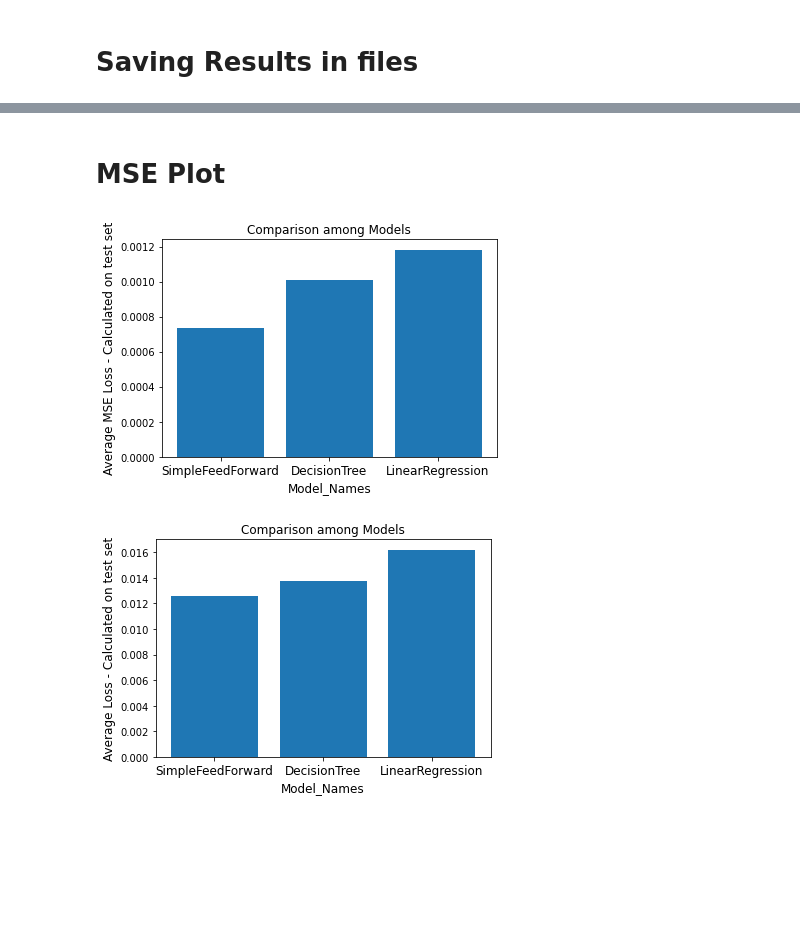
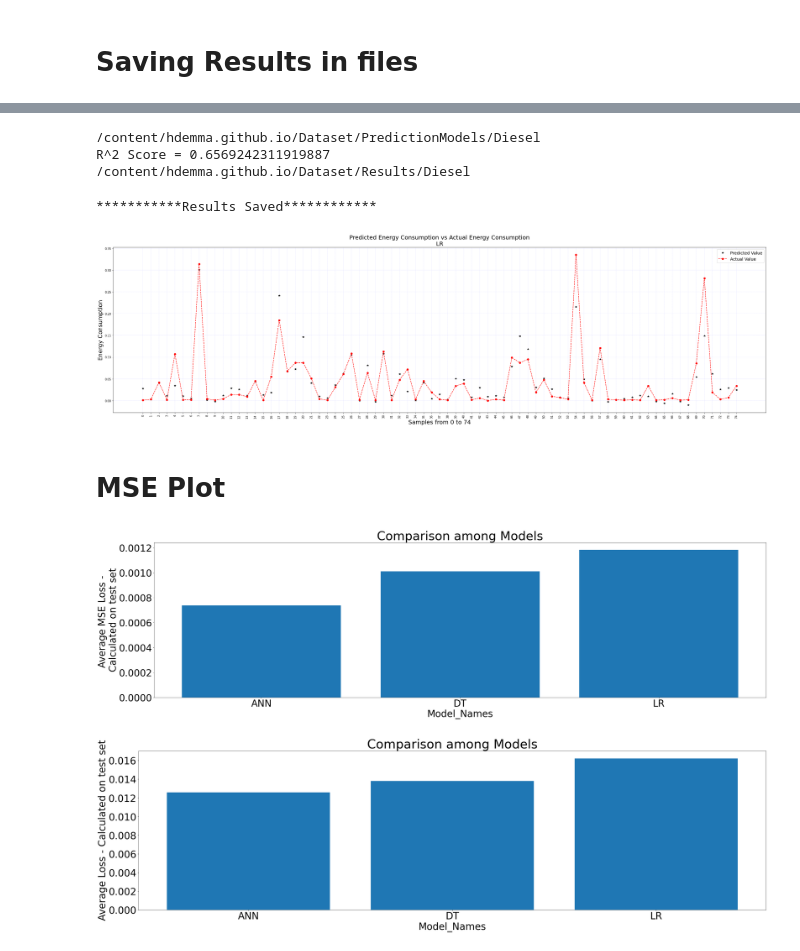
Before and after one commit to hdemma/hdemma.github.io, a Jupyter notebook: Macro_Prediction_Models/Prediction_Script_Diesel.ipynb, the cells around one changed output, grey strips where cells are left out. Drawn from its saved outputs; the diff is of its cells as text; code cells hidden in the pictures; blank space fills up the shorter version.

```diff
--- a/Macro_Prediction_Models/Prediction_Script_Diesel.ipynb
+++ b/Macro_Prediction_Models/Prediction_Script_Diesel.ipynb
@@ -28,9 +44,7 @@ Google Authentication
 # %% [markdown]
 # Load Data Set
 # %%
-Vehicle_Type = 'Diesel_Vehicles'
-
-url = 'https://raw.githubusercontent.com/hdemma/hdemma.github.io/develop/Dataset/Diesel_Vehicles/Diesel_Vehicles_Final_Training_Samples.csv'
+url = f'file:///content/hdemma.github.io/Dataset/{Vehicle_Type}/{Vehicle_Type}_Final_Training_Samples.csv'
 df = pd.read_csv(url)
 print(len(df))
 # %% [output]
@@ -461,48 +429,69 @@ R^2 Score = 0.6569242311919887
+# %%
+#Prediction with a Linear Regression Model
+Model_Name = 'LR'
+PredictedValues = LinearRegression_Model()
+Actual_Values = y_test
+Count = 75             #Indicates Plotting for how many samples
+Plotting_Pred_Actual(Model_Name,Actual_Values,PredictedValues,Length_of_TestData,Count,75)
+Save_Results_to_Files(Model_Name,Actual_Values,PredictedValues,Time_needed)
+# %% [output]
+/content/hdemma.github.io/Dataset/PredictionModels/Diesel
+R^2 Score = 0.6569242311919887
+/content/hdemma.github.io/Dataset/Results/Diesel
+***********Results Saved************
+[figure, added]
 # %% [markdown]
 # MSE Plot
 # %%
 Vehicle_Type = 'Diesel_Vehicles'
-Model_Names = ['SimpleFeedForward', 'DecisionTree', 'LinearRegression']
+Model_Names = ['ANN', 'DT', 'LR']
 
 LOSS = []
 MSE_Loss = []
 Error_in_Percentage = []
 for Model_Name in Model_Names:
-    df = pd.read_csv(
-        f'https://raw.githubusercontent.com/hdemma/hdemma.github.io/develop/Dataset/Results/Diesel/{Model_Name}_Predicted_Fuel_Consumption_for_{Vehicle_Type}.csv')
+  df=pd.read_csv(f'file:///content/hdemma.github.io/Dataset/Results/Diesel/{Model_Name}_Predicted_Fuel_Consumption_for_{Vehicle_Type}.csv')
 
-    Actual_Values = df.Actual_Values
-    Avg_Loss_df = df.Abs_Loss
-    Predicted_Values = df.Predicted_Values
+  Actual_Values = df.Actual_Values
+  Avg_Loss_df = df.Abs_Loss
+  Predicted_Values = df.Predicted_Values
 
 
 
-    MSE = mean_squared_error(Actual_Values, Predicted_Values)
-    MSE_Loss.append(MSE)
-    LOSS.append(Avg_Loss_df.mean())
-    Error_in_Percentage.append(Avg_Loss_df.mean()/Actual_Values.mean()*100)
+  MSE = mean_squared_error(Actual_Values, Predicted_Values)
+  MSE_Loss.append(MSE)
+  LOSS.append(Avg_Loss_df.mean())
+  Error_in_Percentage.append(Avg_Loss_df.mean()/Actual_Values.mean()*100)
 
 
 
 
 
 import matplotlib.pyplot as plt
 
 
 plt.bar(Model_Names, MSE_Loss)
-plt.xticks(Model_Names, size=12)
-plt.title("Comparison among Models")
-plt.xlabel("Model_Names", size=12)
-plt.ylabel("Average MSE Loss - Calculated on test set", size=12)
+plt.xticks(Model_Names, size=35)
+plt.yticks(size=35)
+plt.title("Comparison among Models",size=45)
+plt.xlabel("Model_Names", size=35)
+plt.ylabel("Average MSE Loss - \nCalculated on test set", size=35)
+
+fig = plt.gcf()
+fig.set_size_inches(40.5, 10.5)
 
 plt.show()
 
 plt.bar(Model_Names, LOSS)
-plt.xticks(Model_Names, size=12)
-plt.title("Comparison among Models")
-plt.xlabel("Model_Names", size=12)
-plt.ylabel("Average Loss - Calculated on test set", size=12)
+plt.xticks(Model_Names, size=35)
+plt.yticks(size=35)
+plt.title("Comparison among Models",size=45)
+plt.xlabel("Model_Names", size=35)
+plt.ylabel("Average Loss - Calculated on test set", size=35)
+
+fig = plt.gcf()
+fig.set_size_inches(40.5, 10.5)
 plt.show()
 # %% [output]
-[figure, old version]
+[figure, new version]
-[figure, old version]
+[figure, new version]
```
Also changed, not shown: parts of 9 cells of this notebook.
